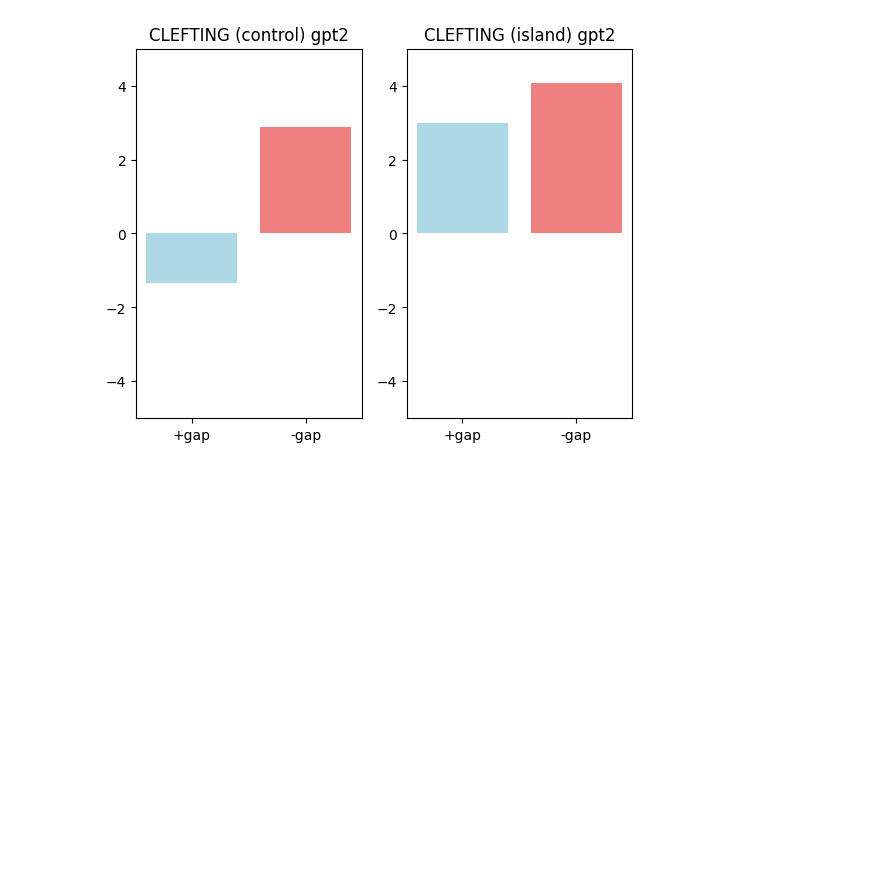
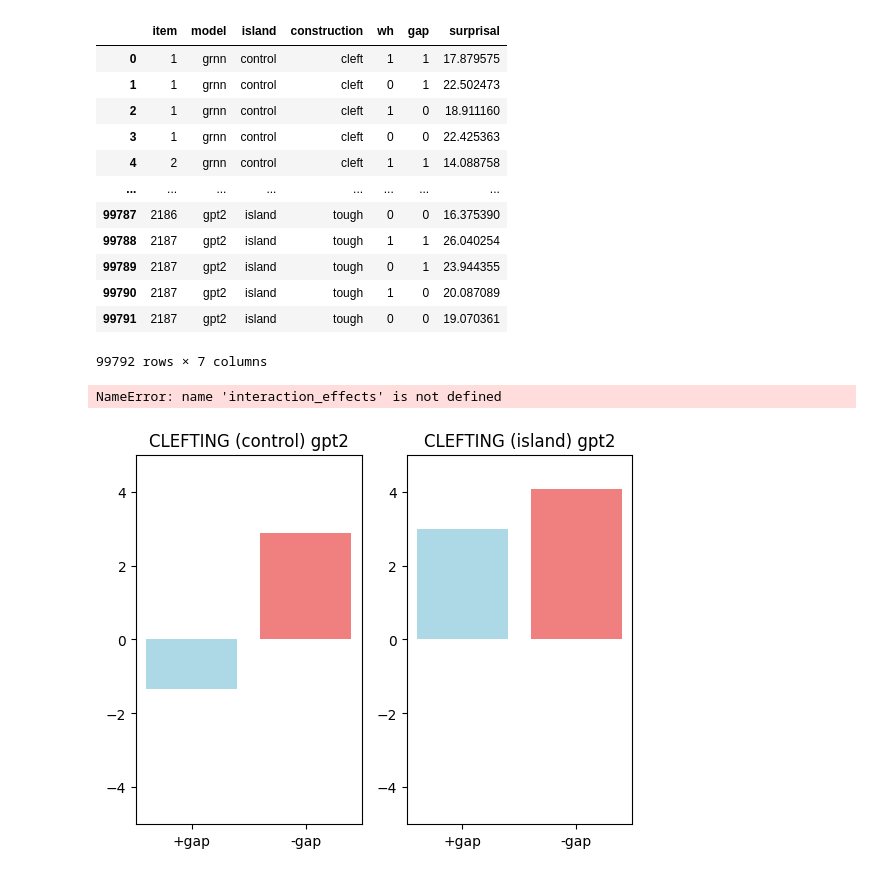
Before and after one commit to umd-psycholing/lm-syntactic-generalization, a Jupyter notebook: simple_cfg_analysis.ipynb, the cells around one changed output. Cells and saved outputs as stored; diff of their text form; code cells hidden in the pictures; blank space fills up the shorter version.

```diff
--- a/simple_cfg_analysis.ipynb
+++ b/simple_cfg_analysis.ipynb
@@ -8,3 +58,24 @@ model = "gpt2"
+# %%
+all_island_surprisals
+# %% [output]
+|  | item | model | island | construction | wh | gap | surprisal |
+| 0 | 1 | grnn | control | cleft | 1 | 1 | 17.879575 |
+| 1 | 1 | grnn | control | cleft | 0 | 1 | 22.502473 |
+| 2 | 1 | grnn | control | cleft | 1 | 0 | 18.911160 |
+| 3 | 1 | grnn | control | cleft | 0 | 0 | 22.425363 |
+| 4 | 2 | grnn | control | cleft | 1 | 1 | 14.088758 |
+| ... | ... | ... | ... | ... | ... | ... | ... |
+| 99787 | 2186 | gpt2 | island | tough | 0 | 0 | 16.375390 |
+| 99788 | 2187 | gpt2 | island | tough | 1 | 1 | 26.040254 |
+| 99789 | 2187 | gpt2 | island | tough | 0 | 1 | 23.944355 |
+| 99790 | 2187 | gpt2 | island | tough | 1 | 0 | 20.087089 |
+| 99791 | 2187 | gpt2 | island | tough | 0 | 0 | 19.070361 |
+99792 rows × 7 columns
+# %%
+island_formula = "surprisal~wh*gap*island+(gap||item)"
+interaction_effects(island_formula, constructions, models, all_island_surprisals)
+# %% [output]
+NameError: name 'interaction_effects' is not defined
 # %%
 # clefting
 
```
Also changed, not shown: parts of 6 cells of this notebook, 2 other files.
